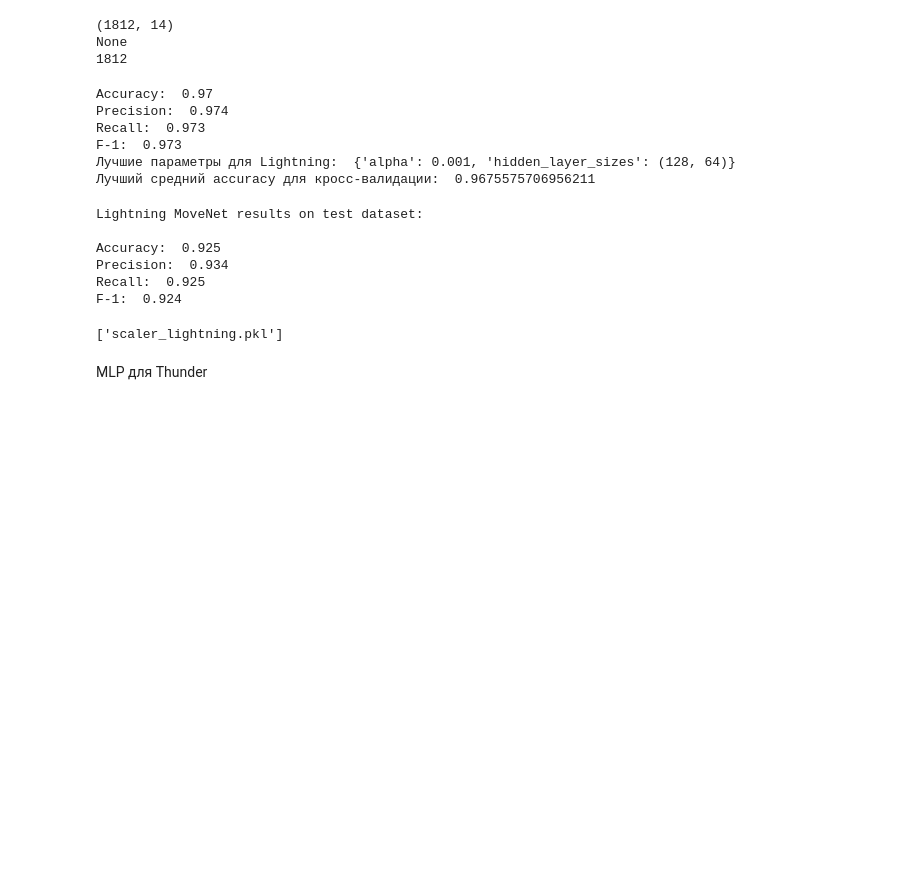
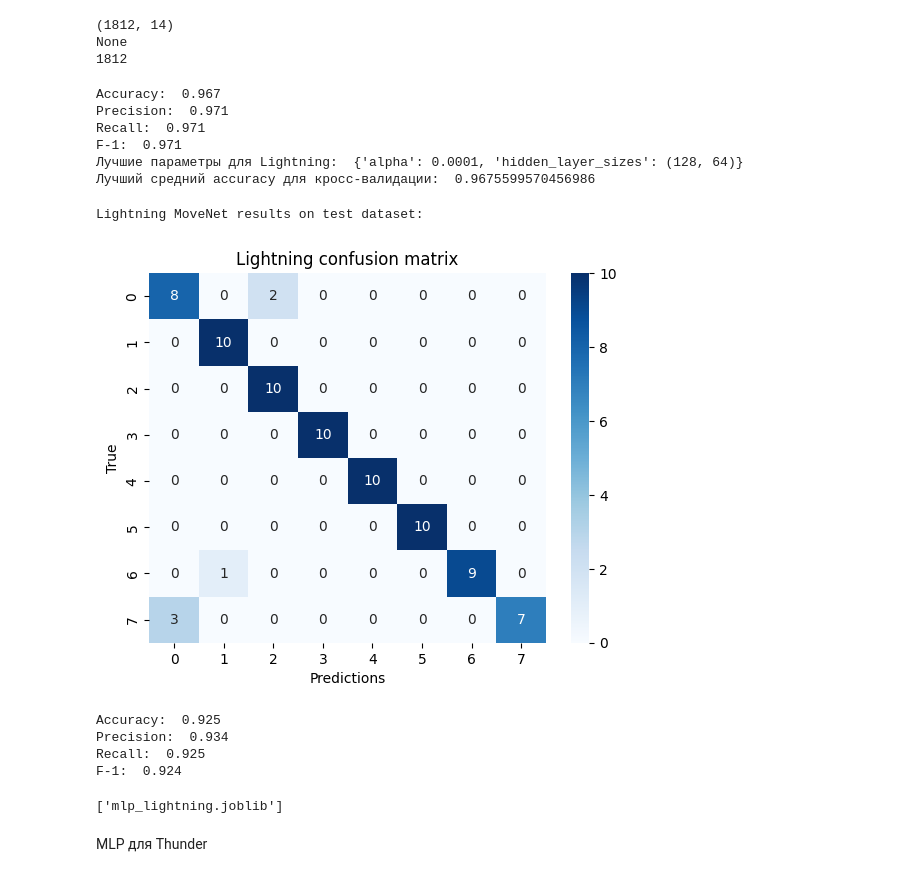
Before and after one commit to vituhaa/Healthy-Posture, a Jupyter notebook: movenet_experiment.ipynb, the cells around one changed output. Saved outputs shown, nothing was run; the diff lists cells and outputs as text; code cells hidden in the pictures; blank space fills up the shorter version.

```diff
--- a/movenet_experiment.ipynb
+++ b/movenet_experiment.ipynb
@@ -398,10 +400,13 @@ from sklearn.model_selection import GridSearchCV
 
 def train_mlp(X, y):
   grid_search_parameters = {
-      'alpha': [0.1, 0.01, 0.05, 0.001, 0.99, 0.15, 0.2],
-      'hidden_layer_sizes': [(128, 64, 32),
+      'alpha': [0.0001, 0.001, 0.01, 0.05, 0.1, 0.15, 0.2, 0.3],
+      'hidden_layer_sizes': [(128, 64, 32, 16, 8),
+                             (128, 64, 32, 16),
+                             (128, 64, 32),
                              (128, 64),
                              (128,),
+                             (64, 32, 16, 8),
                              (64, 32, 16),
                              (64, 32),
                              (64,),
@@ -409,7 +414,8 @@ def train_mlp(X, y):
                              (32, 16),
                              (32,),
                              (16, 8),
-                             (16,)]
+                             (16,),
+                             (8,)]
   }
 
   X_train, X_test, y_train, y_test = train_test_split(X, y, test_size=0.2, stratify=y, random_state=42)
@@ -424,7 +430,7 @@ def train_mlp(X, y):
       activation='relu',
       # alpha=alpha,
       solver='adam',
-      max_iter=3000,
+      max_iter=5000,
       learning_rate='adaptive',
       learning_rate_init=0.001,
       shuffle=True,
@@ -447,14 +453,19 @@ best_parameters_lightning, best_score_lightning, mlp_lightning, scaler_lightning
 print("Лучшие параметры для Lightning: ", best_parameters_lightning)
 print("Лучший средний accuracy для кросс-валидации: ", best_score_lightning)
 # %% [output]
-Accuracy:  0.97
-Precision:  0.974
-Recall:  0.973
-F-1:  0.973
-Лучшие параметры для Lightning:  {'alpha': 0.001, 'hidden_layer_sizes': (128, 64)}
-Лучший средний accuracy для кросс-валидации:  0.9675575706956211
+Accuracy:  0.967
+Precision:  0.971
+Recall:  0.971
+F-1:  0.971
+Лучшие параметры для Lightning:  {'alpha': 0.0001, 'hidden_layer_sizes': (128, 64)}
+Лучший средний accuracy для кросс-валидации:  0.9675599570456986
 # %%
-def check_mlp_on_test_ds(categories, mlp, scaler):
+def check_mlp_on_test_ds(categories, mlp, scaler, model, model_size):
+  name = ''
+  if (mlp == mlp_lightning):
+    name = 'Lightning'
+  else:
+    name = 'Thunder'
   # предсказания MoveNet на новых фотографиях, получение данных в нужном формате
   path_example = '/content/drive/MyDrive/датасет для курсовой работы, 3 курс/MoveNet_Test/' # папка с тестами
   arr_new_photos = []
@@ -469,7 +480,7 @@ def check_mlp_on_test_ds(categories, mlp, scaler):
       y_test.append(class_num)
     local_sorted_dataset = sorted(local_dataset)
     class_num += 1
-    photos_kpts = make_predictions(model_lightning, size_lightning, cat_path, local_sorted_dataset)
+    photos_kpts = make_predictions(model, model_size, cat_path, local_sorted_dataset)
     arr_new_photos.append(photos_kpts)
 
   # беру координаты для всех тестовых фотографий, урезаю до 7
@@ -494,20 +505,21 @@ def check_mlp_on_test_ds(categories, mlp, scaler):
     y_pred_arr.append(pred_new.item())
     prob_new = mlp.predict_proba(X_new_scaled)
 
+  matrix = confusion_matrix(y_test, y_pred_arr)
+  sns.heatmap(matrix, annot=True, fmt='d', cmap='Blues')
+  plt.xlabel('Predictions')
+  plt.ylabel('True')
+  plt.title(f'{name} confusion matrix')
+  plt.show()
+
   metrics_calculation(y_test, y_pred_arr)
 # %%
 print("Lightning MoveNet results on test dataset: \n")
-check_mlp_on_test_ds(categories, mlp_lightning, scaler_lightning)
+check_mlp_on_test_ds(categories, mlp_lightning, scaler_lightning, model_lightning, size_lightning)
 # %% [output]
 Lightning MoveNet results on test dataset:
-
-Accuracy:  0.925
-Precision:  0.934
-Recall:  0.925
-F-1:  0.924
+[figure, added]
+Accuracy:  0.925
+Precision:  0.934
+Recall:  0.925
+F-1:  0.924
-# %%
-# model_lightning.save('model_lightning', save_format='tf') # скачиваю модель
-joblib.dump(mlp_lightning, 'mlp_lightning.pkl') # скачиваю классификатор
-joblib.dump(scaler_lightning, 'scaler_lightning.pkl') # скачиваю scaler
-# %% [output]
-['scaler_lightning.pkl']
@@ -514,3 +528,8 @@ joblib.dump(scaler_lightning, 'scaler_lightning.pkl') # скачиваю scaler
+# %%
+joblib.dump(scaler_lightning, 'scaler_lightning.joblib') # скачиваю scaler
+joblib.dump(mlp_lightning, 'mlp_lightning.joblib') # скачиваю модель
+# %% [output]
+['mlp_lightning.joblib']
 # %% [markdown]
 MLP для Thunder
 # %%
```
Also changed, not shown: parts of 7 cells of this notebook.
